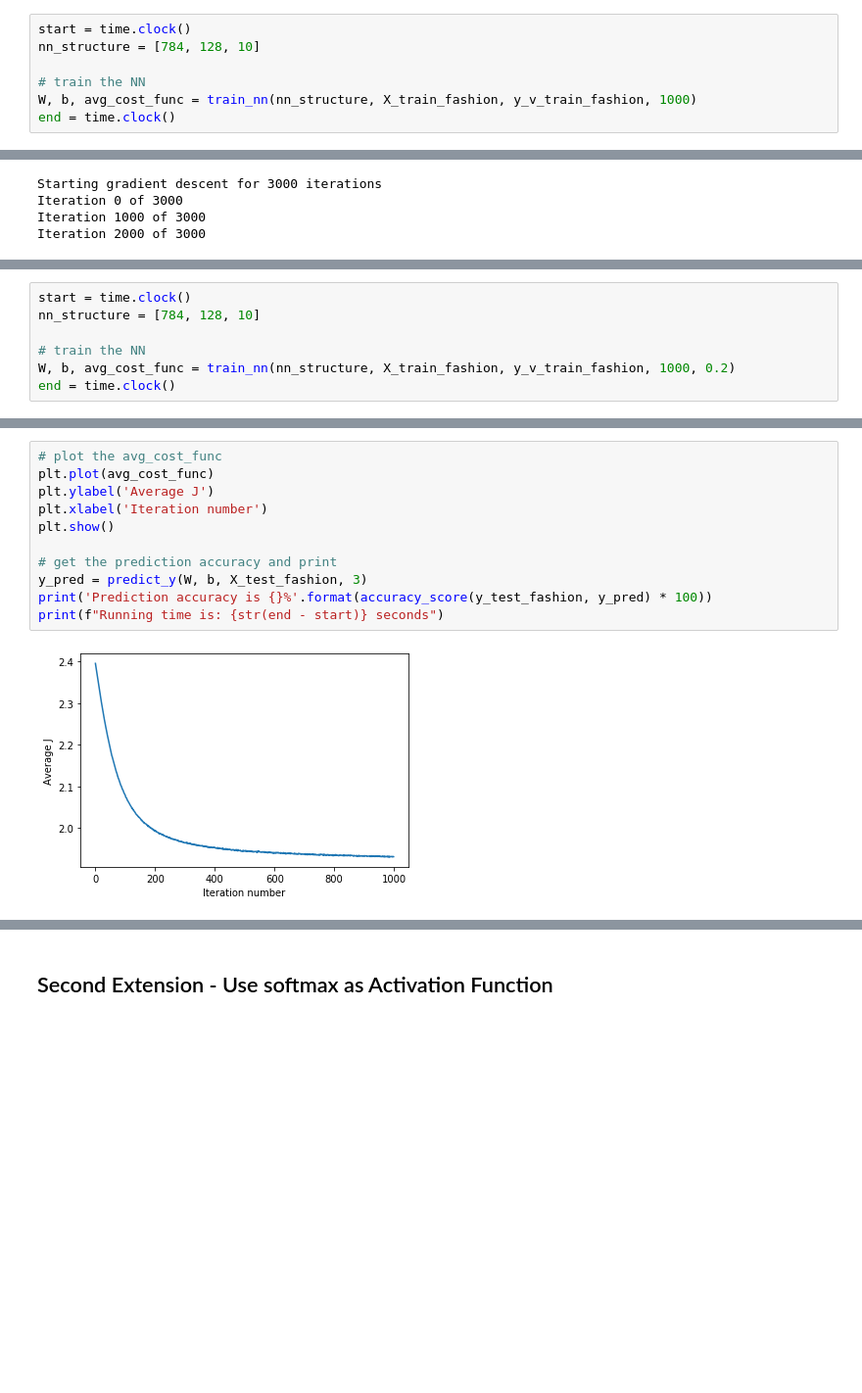
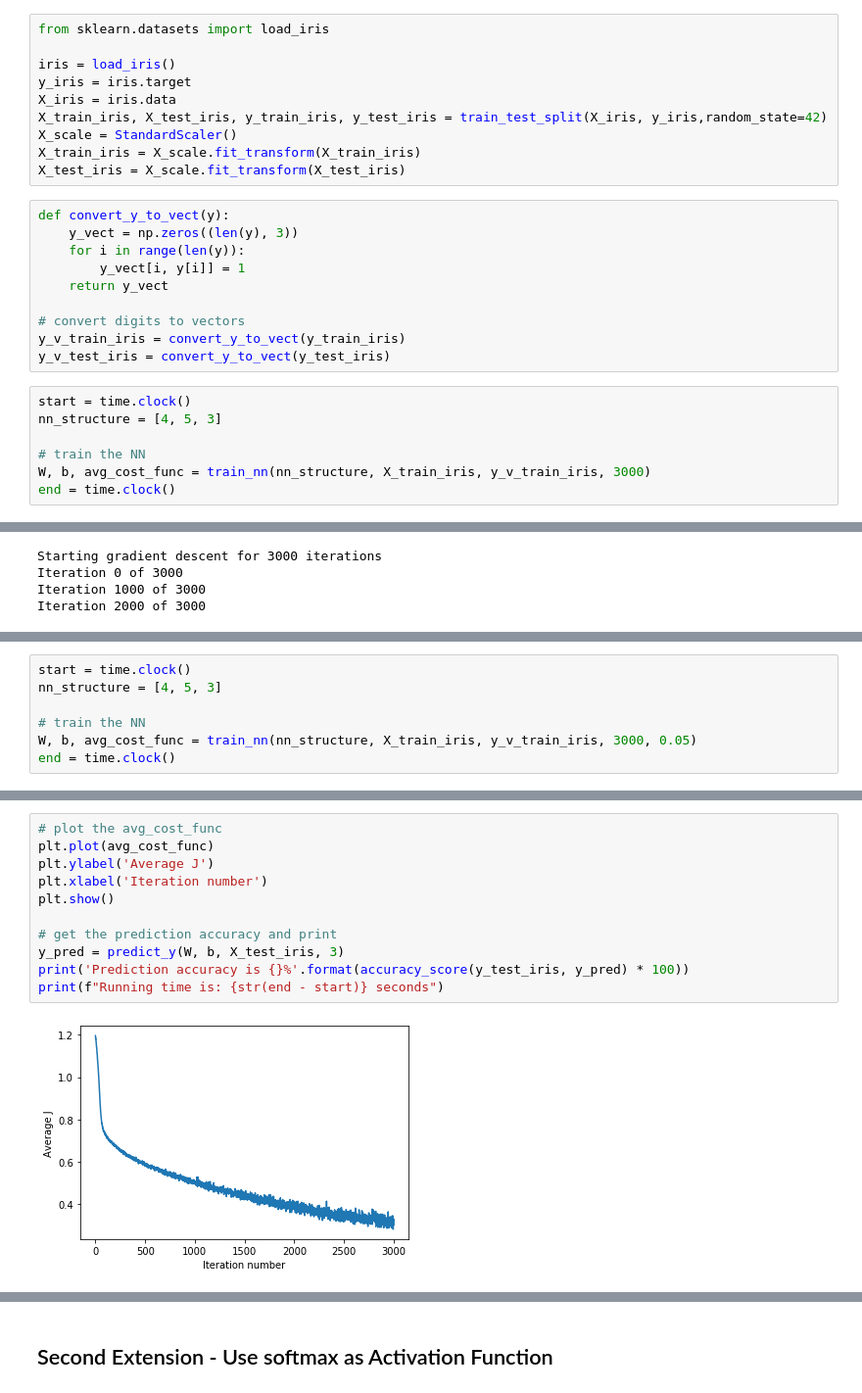
Before and after one commit to YiheWang/NYU-CS-6923-MLFinalProject, a Jupyter notebook: naive_implementation.ipynb, the cells around one changed output, grey strips where cells are left out. Shown at 98% size. Drawn from its saved outputs; the diff is of its cells as text; blank space fills up the shorter version.

```diff
--- a/naive_implementation.ipynb
+++ b/naive_implementation.ipynb
@@ -252,8 +238,28 @@ print(X_train.shape)
+# %%
+from sklearn.datasets import load_iris
+
+iris = load_iris()
+y_iris = iris.target
+X_iris = iris.data
+X_train_iris, X_test_iris, y_train_iris, y_test_iris = train_test_split(X_iris, y_iris,random_state=42)
+X_scale = StandardScaler()
+X_train_iris = X_scale.fit_transform(X_train_iris)
+X_test_iris = X_scale.fit_transform(X_test_iris)
+# %%
+def convert_y_to_vect(y):
+    y_vect = np.zeros((len(y), 3))
+    for i in range(len(y)):
+        y_vect[i, y[i]] = 1
+    return y_vect
+
+# convert digits to vectors
+y_v_train_iris = convert_y_to_vect(y_train_iris)
+y_v_test_iris = convert_y_to_vect(y_test_iris)
 # %%
 start = time.clock()
-nn_structure = [784, 128, 10]
+nn_structure = [4, 5, 3]
 
 # train the NN
-W, b, avg_cost_func = train_nn(nn_structure, X_train_fashion, y_v_train_fashion, 1000)
+W, b, avg_cost_func = train_nn(nn_structure, X_train_iris, y_v_train_iris, 3000)
 end = time.clock()
 # %% [output]
@@ -365,8 +375,8 @@ Running time is: 333.9398676599958 seconds
 # %%
 start = time.clock()
-nn_structure = [784, 128, 10]
+nn_structure = [4, 5, 3]
 
 # train the NN
-W, b, avg_cost_func = train_nn(nn_structure, X_train_fashion, y_v_train_fashion, 1000, 0.2)
+W, b, avg_cost_func = train_nn(nn_structure, X_train_iris, y_v_train_iris, 3000, 0.05)
 end = time.clock()
 # %% [output]
@@ -375,13 +387,13 @@ Iteration 0 of 1000
 # %%
 # plot the avg_cost_func
 plt.plot(avg_cost_func)
 plt.ylabel('Average J')
 plt.xlabel('Iteration number')
 plt.show()
 
 # get the prediction accuracy and print
-y_pred = predict_y(W, b, X_test_fashion, 3)
-print('Prediction accuracy is {}%'.format(accuracy_score(y_test_fashion, y_pred) * 100))
+y_pred = predict_y(W, b, X_test_iris, 3)
+print('Prediction accuracy is {}%'.format(accuracy_score(y_test_iris, y_pred) * 100))
 print(f"Running time is: {str(end - start)} seconds")
 # %% [output]
-[figure, old version]
+[figure, new version]
```
Also changed, not shown: parts of 16 cells of this notebook, 1 other file.
